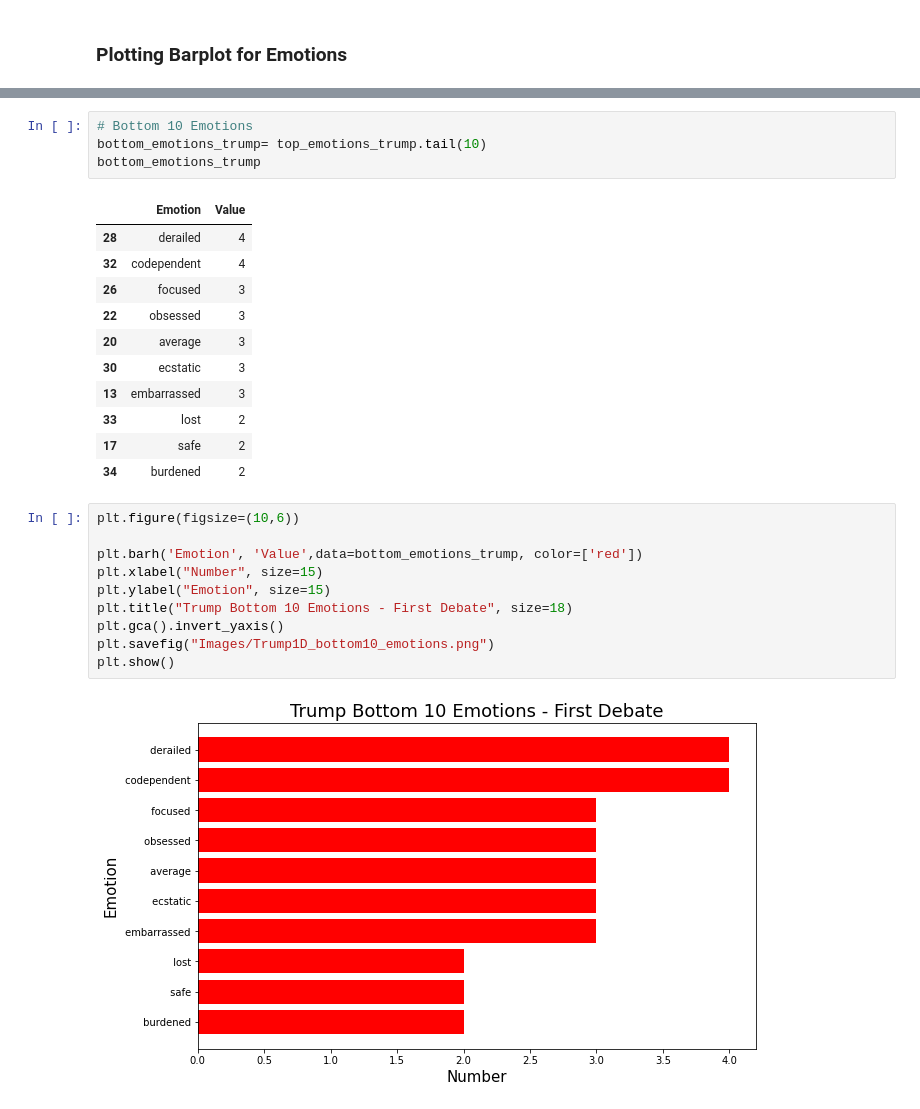
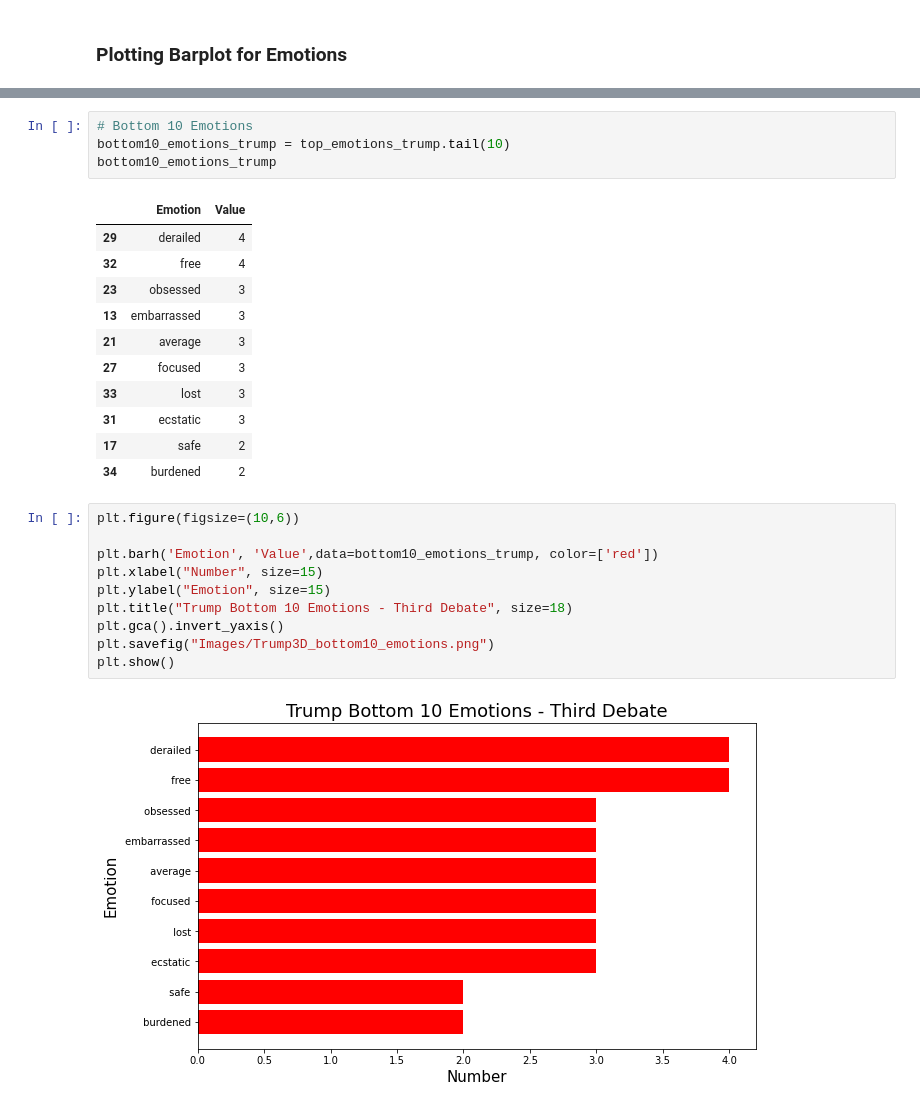
Before and after one commit to GR8505/US_Election_NLP, a Jupyter notebook: Emotion_Test.ipynb, the cells around one changed output, grey strips where cells are left out. Drawn from its saved outputs; the diff is of its cells as text.

```diff
--- a/Emotion_Test.ipynb
+++ b/Emotion_Test.ipynb
@@ -211,28 +210,28 @@ plt.show()
 # %%
 # Bottom 10 Emotions
-bottom_emotions_trump= top_emotions_trump.tail(10)
-bottom_emotions_trump
+bottom10_emotions_trump = top_emotions_trump.tail(10)
+bottom10_emotions_trump
 # %% [output]
 |  | Emotion | Value |
-| 28 | derailed | 4 |
-| 32 | codependent | 4 |
-| 26 | focused | 3 |
-| 22 | obsessed | 3 |
-| 20 | average | 3 |
-| 30 | ecstatic | 3 |
+| 29 | derailed | 4 |
+| 32 | free | 4 |
+| 23 | obsessed | 3 |
 | 13 | embarrassed | 3 |
-| 33 | lost | 2 |
+| 21 | average | 3 |
+| 27 | focused | 3 |
+| 33 | lost | 3 |
+| 31 | ecstatic | 3 |
 | 17 | safe | 2 |
 | 34 | burdened | 2 |
 # %%
 plt.figure(figsize=(10,6))
 
-plt.barh('Emotion', 'Value',data=bottom_emotions_trump, color=['red'])
+plt.barh('Emotion', 'Value',data=bottom10_emotions_trump, color=['red'])
 plt.xlabel("Number", size=15)
 plt.ylabel("Emotion", size=15)
-plt.title("Trump Bottom 10 Emotions - First Debate", size=18)
+plt.title("Trump Bottom 10 Emotions - Third Debate", size=18)
 plt.gca().invert_yaxis()
-plt.savefig("Images/Trump1D_bottom10_emotions.png")
+plt.savefig("Images/Trump3D_bottom10_emotions.png")
 plt.show()
 # %% [output]
-[figure, old version]
+[figure, new version]
```
Also changed, not shown: parts of 10 cells of this notebook, 13 other files.
